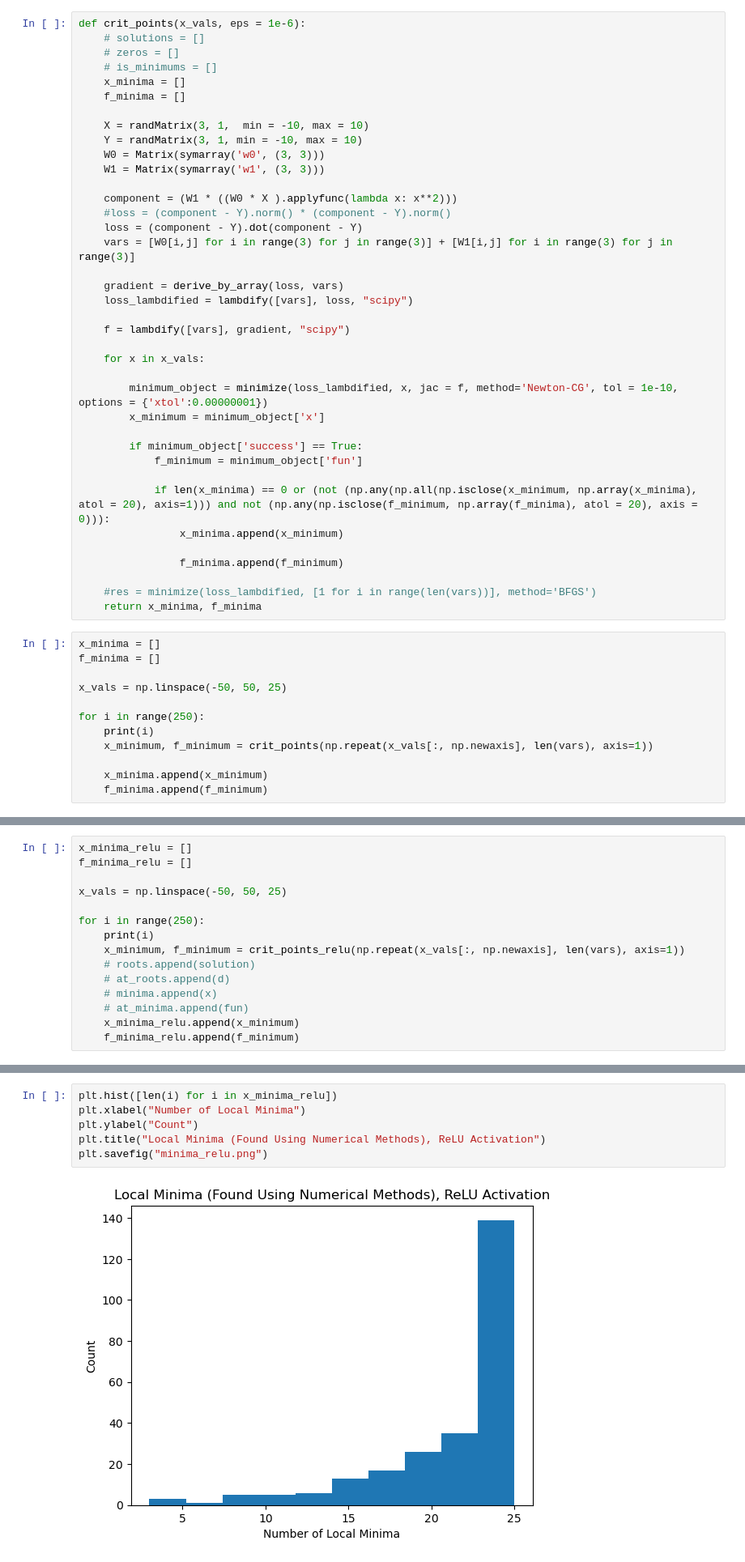
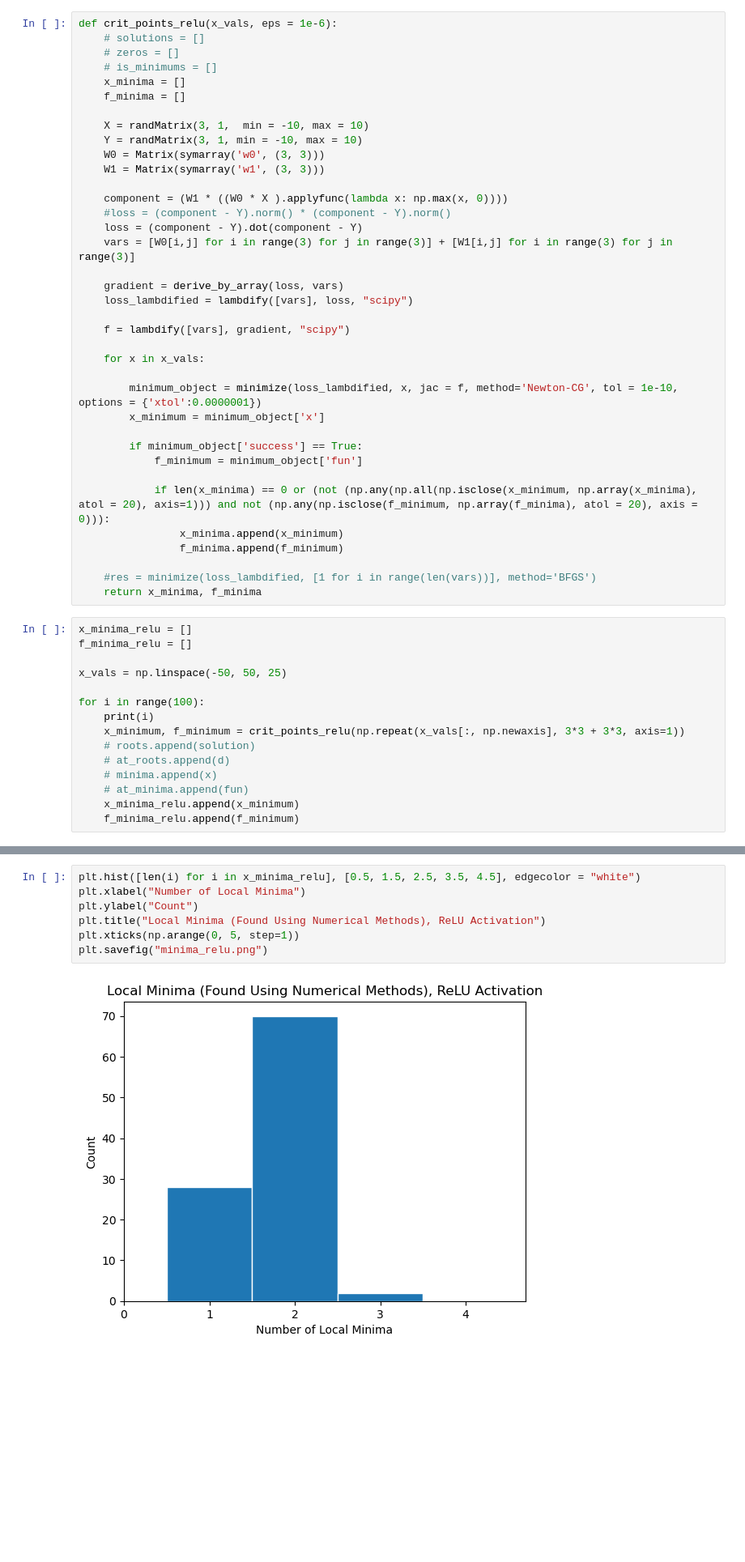
Before and after one commit to alexmin24/apmth210, a Jupyter notebook: project.ipynb, the cells around one changed output, grey strips where cells are left out. Shown at 81% size. Cells and saved outputs as stored; diff of their text form; blank space fills up the shorter version.

```diff
--- a/project.ipynb
+++ b/project.ipynb
@@ -14,5 +84,5 @@ import matplotlib.pyplot as plt
 # %%
-def crit_points(x_vals, eps = 1e-6):
+def crit_points_relu(x_vals, eps = 1e-6):
     # solutions = []
     # zeros = []
     # is_minimums = []
@@ -24,7 +94,7 @@ def crit_points(x_vals, eps = 1e-6):
     W0 = Matrix(symarray('w0', (3, 3)))
     W1 = Matrix(symarray('w1', (3, 3)))
 
-    component = (W1 * ((W0 * X ).applyfunc(lambda x: x**2)))
+    component = (W1 * ((W0 * X ).applyfunc(lambda x: np.max(x, 0))))
     #loss = (component - Y).norm() * (component - Y).norm()
     loss = (component - Y).dot(component - Y)
     vars = [W0[i,j] for i in range(3) for j in range(3)] + [W1[i,j] for i in range(3) for j in range(3)]
@@ -36,7 +106,7 @@ def crit_points(x_vals, eps = 1e-6):
 
     for x in x_vals:
 
-        minimum_object = minimize(loss_lambdified, x, jac = f, method='Newton-CG', tol = 1e-10, options = {'xtol':0.00000001})
+        minimum_object = minimize(loss_lambdified, x, jac = f, method='Newton-CG', tol = 1e-10, options = {'xtol':0.0000001})
         x_minimum = minimum_object['x']
 
         if minimum_object['success'] == True:
@@ -44,23 +114,25 @@ def crit_points(x_vals, eps = 1e-6):
 
             if len(x_minima) == 0 or (not (np.any(np.all(np.isclose(x_minimum, np.array(x_minima), atol = 20), axis=1))) and not (np.any(np.isclose(f_minimum, np.array(f_minima), atol = 20), axis = 0))):
                 x_minima.append(x_minimum)
-
                 f_minima.append(f_minimum)
 
     #res = minimize(loss_lambdified, [1 for i in range(len(vars))], method='BFGS')
     return x_minima, f_minima
 # %%
-x_minima = []
-f_minima = []
+x_minima_relu = []
+f_minima_relu = []
 
 x_vals = np.linspace(-50, 50, 25)
 
-for i in range(250):
+for i in range(100):
     print(i)
-    x_minimum, f_minimum = crit_points(np.repeat(x_vals[:, np.newaxis], len(vars), axis=1))
-
-    x_minima.append(x_minimum)
-    f_minima.append(f_minimum)
+    x_minimum, f_minimum = crit_points_relu(np.repeat(x_vals[:, np.newaxis], 3*3 + 3*3, axis=1))
+    # roots.append(solution)
+    # at_roots.append(d)
+    # minima.append(x)
+    # at_minima.append(fun)
+    x_minima_relu.append(x_minimum)
+    f_minima_relu.append(f_minimum)
 # %% [output]
 0
 1
@@ -119,15 +153,0 @@ def crit_points_relu(x_vals, eps = 1e-6):
-# %%
-x_minima_relu = []
-f_minima_relu = []
-
-x_vals = np.linspace(-50, 50, 25)
-
-for i in range(250):
-    print(i)
-    x_minimum, f_minimum = crit_points_relu(np.repeat(x_vals[:, np.newaxis], len(vars), axis=1))
-    # roots.append(solution)
-    # at_roots.append(d)
-    # minima.append(x)
-    # at_minima.append(fun)
-    x_minima_relu.append(x_minimum)
-    f_minima_relu.append(f_minimum)
@@ -160,11 +163,12 @@ plt.savefig("minima.png")
 # %%
-plt.hist([len(i) for i in x_minima_relu])
+plt.hist([len(i) for i in x_minima_relu], [0.5, 1.5, 2.5, 3.5, 4.5], edgecolor = "white")
 plt.xlabel("Number of Local Minima")
 plt.ylabel("Count")
 plt.title("Local Minima (Found Using Numerical Methods), ReLU Activation")
+plt.xticks(np.arange(0, 5, step=1))
 plt.savefig("minima_relu.png")
 # %% [output]
-[figure, old version]
+[figure, new version]
 # %%
 def crit_points_lin(x_vals, eps = 1e-6):
     x_minima = []
```
Also changed, not shown: parts of 8 cells of this notebook.
